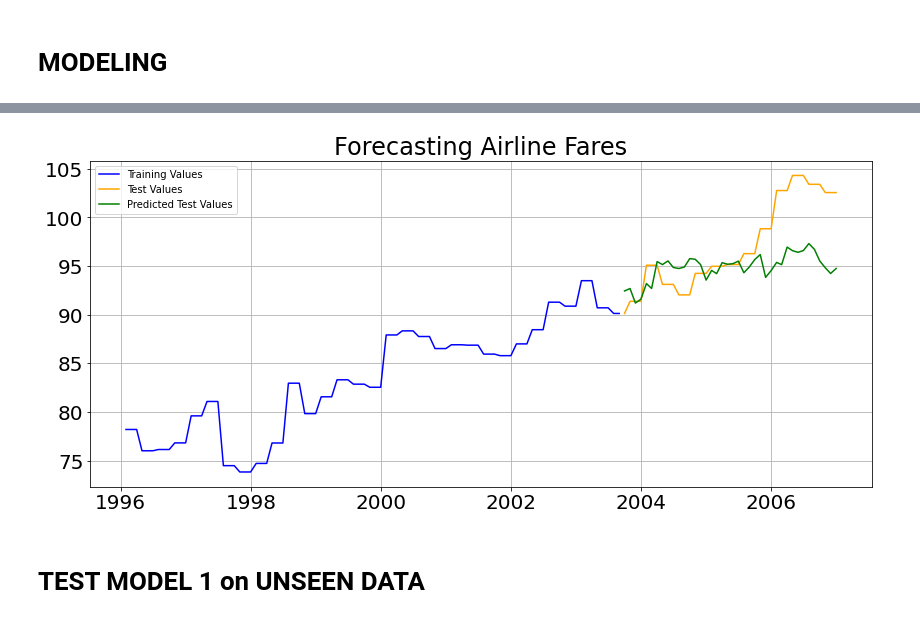
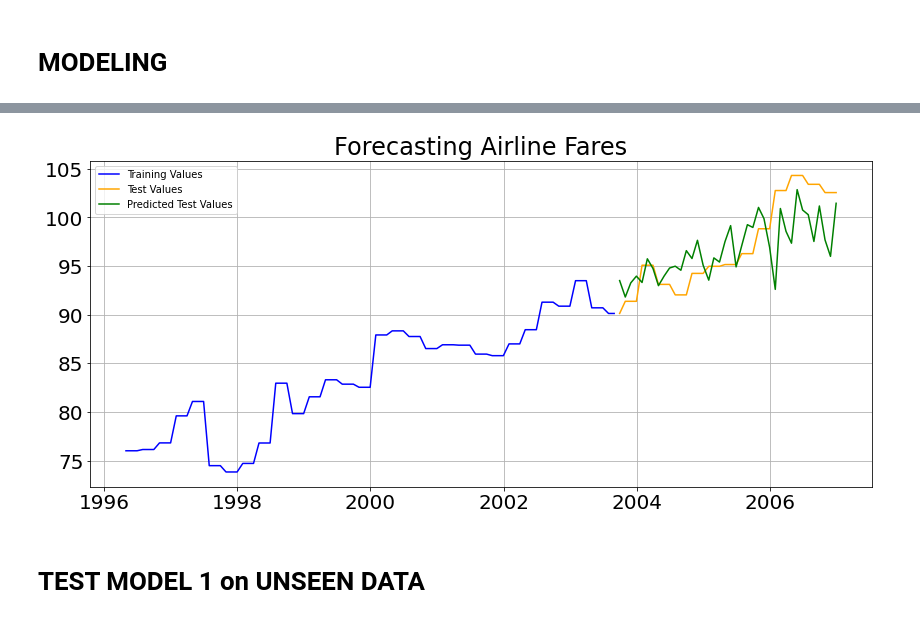
Before and after one commit to tluccini/GA-DSIR-Capstone, a Jupyter notebook: eda_preproc_mod.ipynb, the cells around one changed output, grey strips where cells are left out. Saved outputs shown, nothing was run; the diff lists cells and outputs as text; code cells hidden in the pictures.

```diff
--- a/eda_preproc_mod.ipynb
+++ b/eda_preproc_mod.ipynb
@@ -90,6 +90,10 @@ itinerary = 'Dallas, TX - Houston, TX'
 # Save the itinerary dataset as it's own dataframe
 route = df_train[df_train['route'] == itinerary].copy()
 
+# Save the itinerary dataset as it's own dataframe for later predictions
+unseen_route = df_test[df_test['route'] == itinerary].copy()
+
 print(route.shape)
+print(unseen_route.shape)
 # %% [output]
 (132, 9)
@@ -287,7 +316,8 @@ lag_column_list = ['total_flight_cost', 'cost_per_mile', 'cost_per_mile', 'fligh
                    'dist_miles','airfare','fuel_usd_pergallon','total_flight_miles']
 
 for i in lag_column_list:
-    route[i + 'lag_1'] = route[i].shift(1)
+    route[i + '_lag_1'] = route[i].shift(1)
+    unseen_route[i + '_lag_1'] = unseen_route[i].shift(1)
 
 
     # NEGATIVE LAG
@@ -302,6 +332,7 @@ for i in lag_column_list:
 
 # Drop NA columns
 route = route.dropna()
+unseen_route = unseen_route.dropna()
 # %%
 # Import & Test for Stationary / Non Stationary Data
 from statsmodels.tsa.stattools import adfuller
@@ -654,0 +747,35 @@ mean_squared_error(y_test, pred)
+# %%
+# Generate predicted test values.
+
+# Drop NAs & Match indexes
+X_test.dropna(inplace=True)
+
+# Generate predictions
+ols_pred = lm_results.predict(X_test)
+
+# Import R2 score and MSE.
+from sklearn.metrics import r2_score, mean_squared_error
+
+# Baseline Series
+y_test_baseline = [y_test.mean()] * len(y_test) # ASK NOAH ABOUT this should baseline be based on entire target variable dataseries, y_train, or y_test
+
+# scoring
+print('-------------------------')
+print('Train Analytics')
+print('-------------------------')
+print(f'     TRAIN R2: {r2_score(y_train, lm_results.predict(X_train))}')
+print(f'   TRAIN RMSE: {mean_squared_error(y_train, lm_results.predict(X_train), squared=False)}')
+print(f'    TRAIN MSE: {mean_squared_error(y_train, lm_results.predict(X_train))}')
+print('-------------------------')
+print('Test Analytics')
+print('-------------------------')
+print(f'      TEST R2: {r2_score(y_test, ols_pred)}')
+print(f'    TEST RMSE: {mean_squared_error(y_test, ols_pred, squared=False)}')
+print(f'     TEST MSE: {mean_squared_error(y_test, ols_pred)}')
+print('-------------------------')
+print('Baseline Analytics')
+print('-------------------------')
+print(f'  Baseline R2: {r2_score(y_test, y_test_baseline)}') # SOMETHING IS VERY FISHY -- is this because of adding a constant!?
+print(f'Baseline RMSE: {mean_squared_error(y_test, y_test_baseline, squared=False)}')
+print(f' Baseline MSE: {mean_squared_error(y_test, y_test_baseline)}')
+print()
@@ -655,29 +801,29 @@ mean_squared_error(y_test, pred)
 # %%
 # Let's plot our predictions!
 
 # Set figure size.
 plt.figure(figsize=(14, 6))
 plt.grid()
 
 # Plot training data.
 plt.plot(y_train.index, y_train.values, color = 'blue', label='Training Values')
 
 # Plot testing data.
 plt.plot(y_test.index, y_test.values, color = 'orange', label='Test Values')
 
 # Plot predicted test values.
-plt.plot(lm_results.predict(X_test), color = 'green', label='Predicted Test Values')
+plt.plot(ols_pred, color = 'green', label='Predicted Test Values')
 
 # Set label.
 plt.title(label = 'Forecasting Airline Fares', fontsize=24)
 
 # Resize tick marks.
 plt.xticks(fontsize=20)
 plt.yticks(fontsize=20);
 
 # add legend
 plt.legend();
 # %% [output]
-[figure, old version]
+[figure, new version]
 # %% [markdown]
 # TEST MODEL 1 on UNSEEN DATA
```
Also changed, not shown: parts of 70 cells of this notebook, 1 other file.
